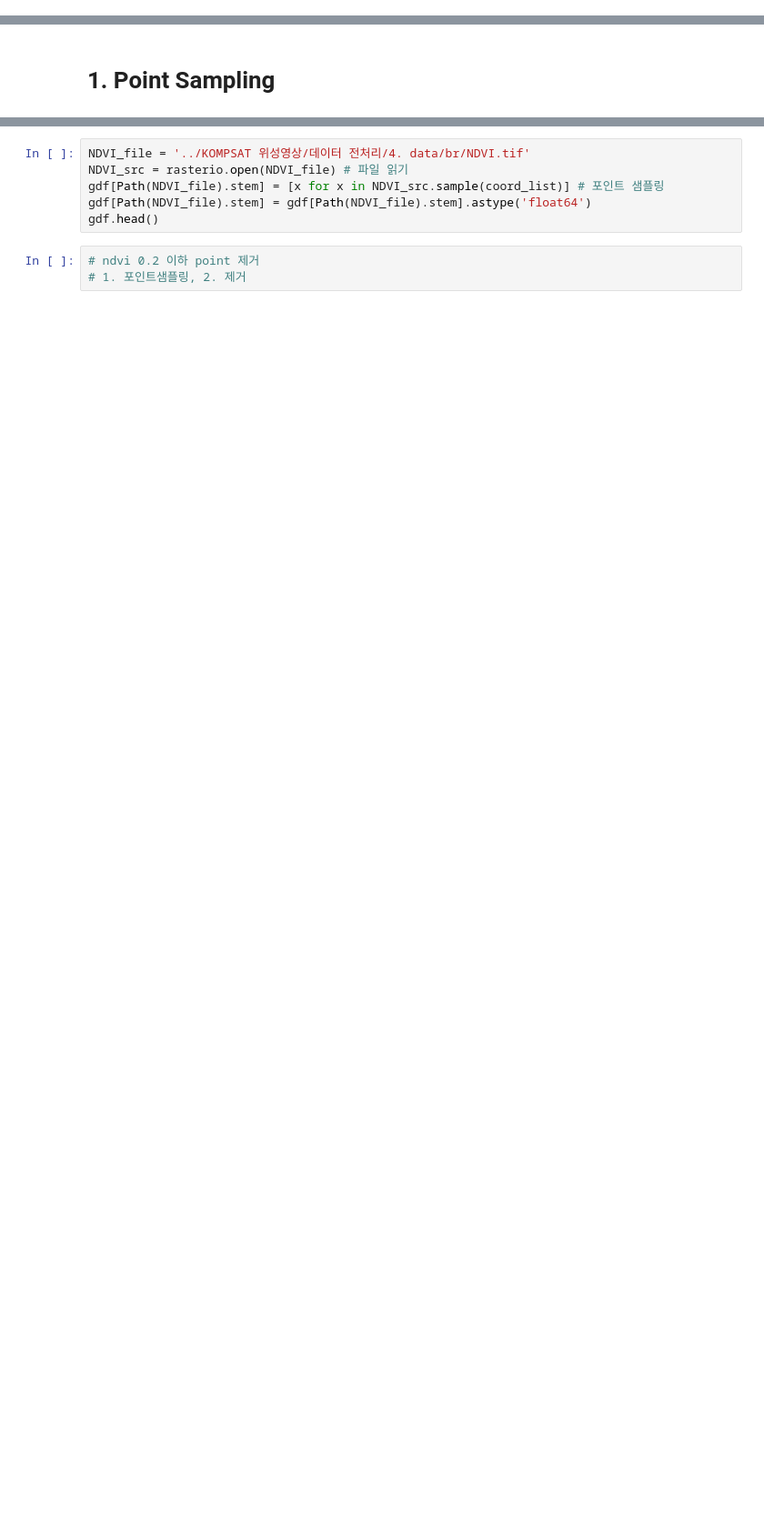
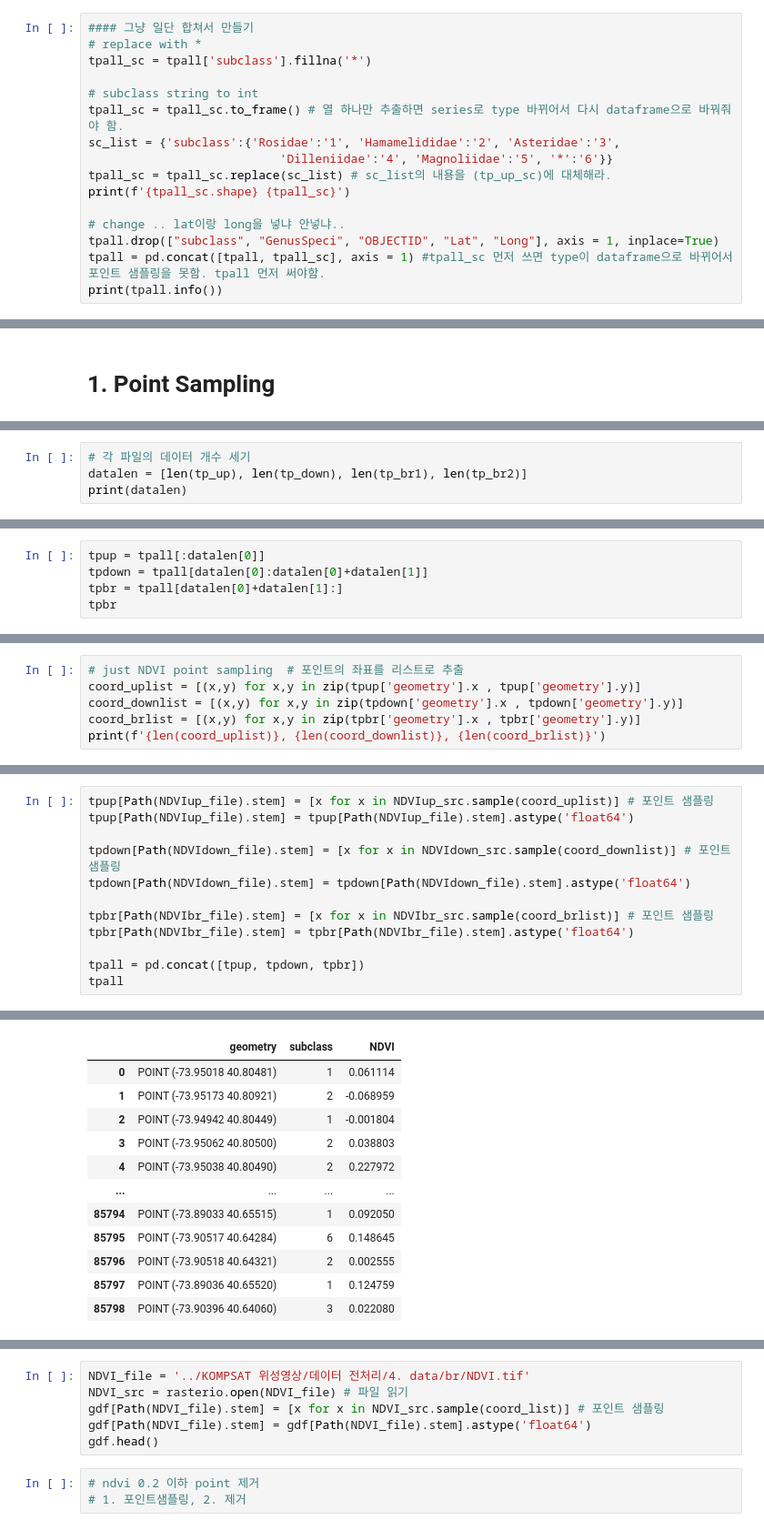
Before and after one commit to haenol/sprout, a Jupyter notebook: data_sampling.ipynb, the cells around one changed output, grey strips where cells are left out. Shown: that part at 91% size. Drawn from its saved outputs; the diff is of its cells as text; blank space fills up the shorter version.

```diff
--- a/data_sampling.ipynb
+++ b/data_sampling.ipynb
@@ -103,0 +35,16 @@ tp_up
+# %%
+#### 그냥 일단 합쳐서 만들기
+# replace with *
+tpall_sc = tpall['subclass'].fillna('*')
+
+# subclass string to int
+tpall_sc = tpall_sc.to_frame() # 열 하나만 추출하면 series로 type 바뀌어서 다시 dataframe으로 바꿔줘야 함.
+sc_list = {'subclass':{'Rosidae':'1', 'Hamamelididae':'2', 'Asteridae':'3',
+                           'Dilleniidae':'4', 'Magnoliidae':'5', '*':'6'}}
+tpall_sc = tpall_sc.replace(sc_list) # sc_list의 내용을 (tp_up_sc)에 대체해라.
+print(f'{tpall_sc.shape} {tpall_sc}')
+
+# change .. lat이랑 long을 넣냐 안넣냐..
+tpall.drop(["subclass", "GenusSpeci", "OBJECTID", "Lat", "Long"], axis = 1, inplace=True)
+tpall = pd.concat([tpall, tpall_sc], axis = 1) #tpall_sc 먼저 쓰면 type이 dataframe으로 바뀌어서 포인트 샘플링을 못함. tpall 먼저 써야함.
+print(tpall.info())
@@ -166,0 +90,4 @@ tp_up.head()
+# %%
+# 각 파일의 데이터 개수 세기
+datalen = [len(tp_up), len(tp_down), len(tp_br1), len(tp_br2)]
+print(datalen)
@@ -166,0 +105,5 @@ tp_up.head()
+# %%
+tpup = tpall[:datalen[0]]
+tpdown = tpall[datalen[0]:datalen[0]+datalen[1]]
+tpbr = tpall[datalen[0]+datalen[1]:]
+tpbr
@@ -166,0 +124,6 @@ tp_up.head()
+# %%
+# just NDVI point sampling  # 포인트의 좌표를 리스트로 추출
+coord_uplist = [(x,y) for x,y in zip(tpup['geometry'].x , tpup['geometry'].y)]
+coord_downlist = [(x,y) for x,y in zip(tpdown['geometry'].x , tpdown['geometry'].y)]
+coord_brlist = [(x,y) for x,y in zip(tpbr['geometry'].x , tpbr['geometry'].y)]
+print(f'{len(coord_uplist)}, {len(coord_downlist)}, {len(coord_brlist)}')
@@ -166,0 +132,13 @@ tp_up.head()
+# %%
+tpup[Path(NDVIup_file).stem] = [x for x in NDVIup_src.sample(coord_uplist)] # 포인트 샘플링
+tpup[Path(NDVIup_file).stem] = tpup[Path(NDVIup_file).stem].astype('float64')
+
+tpdown[Path(NDVIdown_file).stem] = [x for x in NDVIdown_src.sample(coord_downlist)] # 포인트 샘플링
+tpdown[Path(NDVIdown_file).stem] = tpdown[Path(NDVIdown_file).stem].astype('float64')
+
+tpbr[Path(NDVIbr_file).stem] = [x for x in NDVIbr_src.sample(coord_brlist)] # 포인트 샘플링
+tpbr[Path(NDVIbr_file).stem] = tpbr[Path(NDVIbr_file).stem].astype('float64')
+
+tpall = pd.concat([tpup, tpdown, tpbr])
+tpall
+# %% [output]
@@ -166,0 +160,12 @@ tp_up.head()
+|  | geometry | subclass | NDVI |
+| 0 | POINT (-73.95018 40.80481) | 1 | 0.061114 |
+| 1 | POINT (-73.95173 40.80921) | 2 | -0.068959 |
+| 2 | POINT (-73.94942 40.80449) | 1 | -0.001804 |
+| 3 | POINT (-73.95062 40.80500) | 2 | 0.038803 |
+| 4 | POINT (-73.95038 40.80490) | 2 | 0.227972 |
+| ... | ... | ... | ... |
+| 85794 | POINT (-73.89033 40.65515) | 1 | 0.092050 |
+| 85795 | POINT (-73.90517 40.64284) | 6 | 0.148645 |
+| 85796 | POINT (-73.90518 40.64321) | 2 | 0.002555 |
+| 85797 | POINT (-73.89036 40.65520) | 1 | 0.124759 |
+| 85798 | POINT (-73.90396 40.64060) | 3 | 0.022080 |
```
Also changed, not shown: parts of 23 cells of this notebook, 4 other files.
